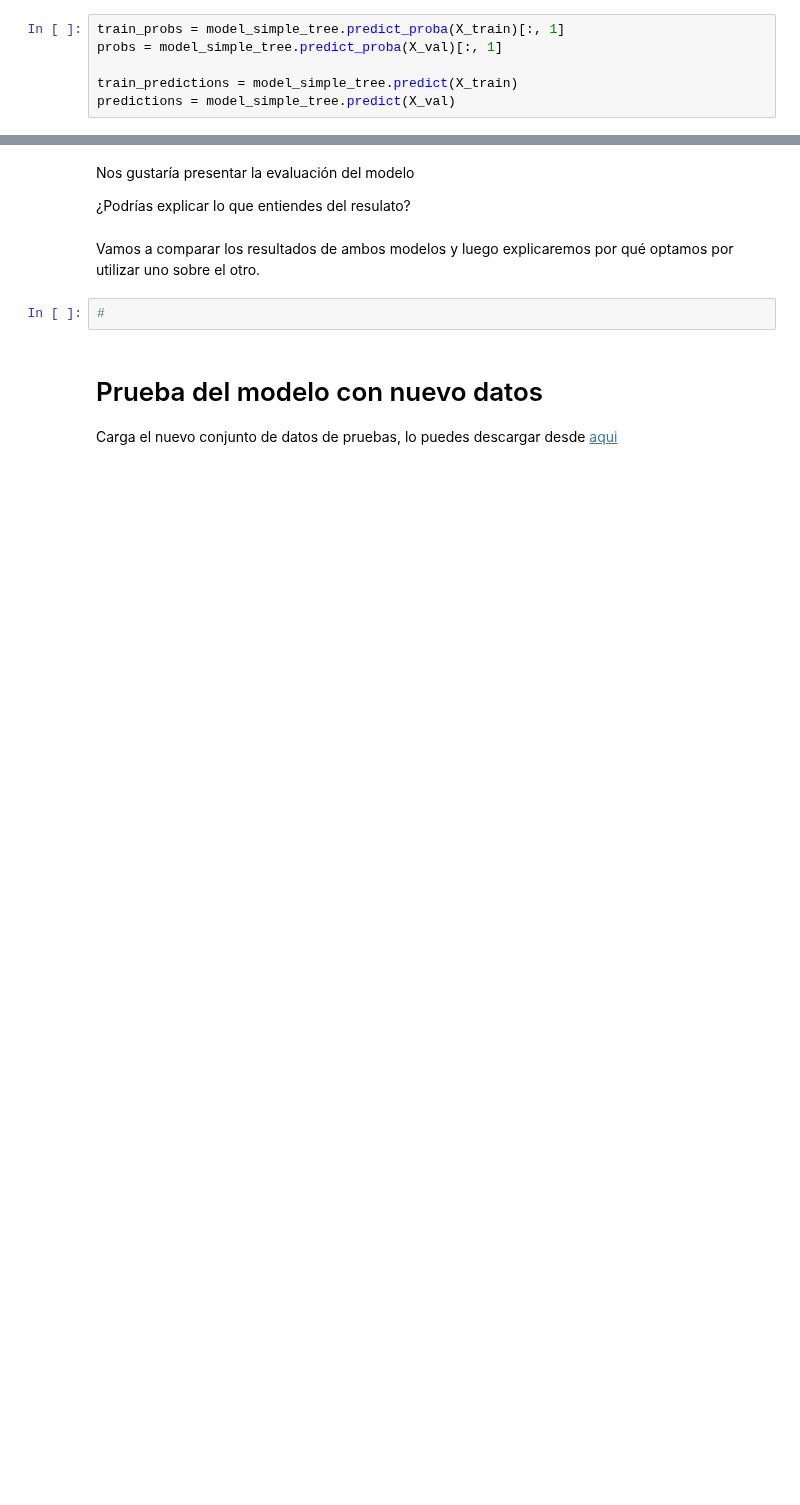
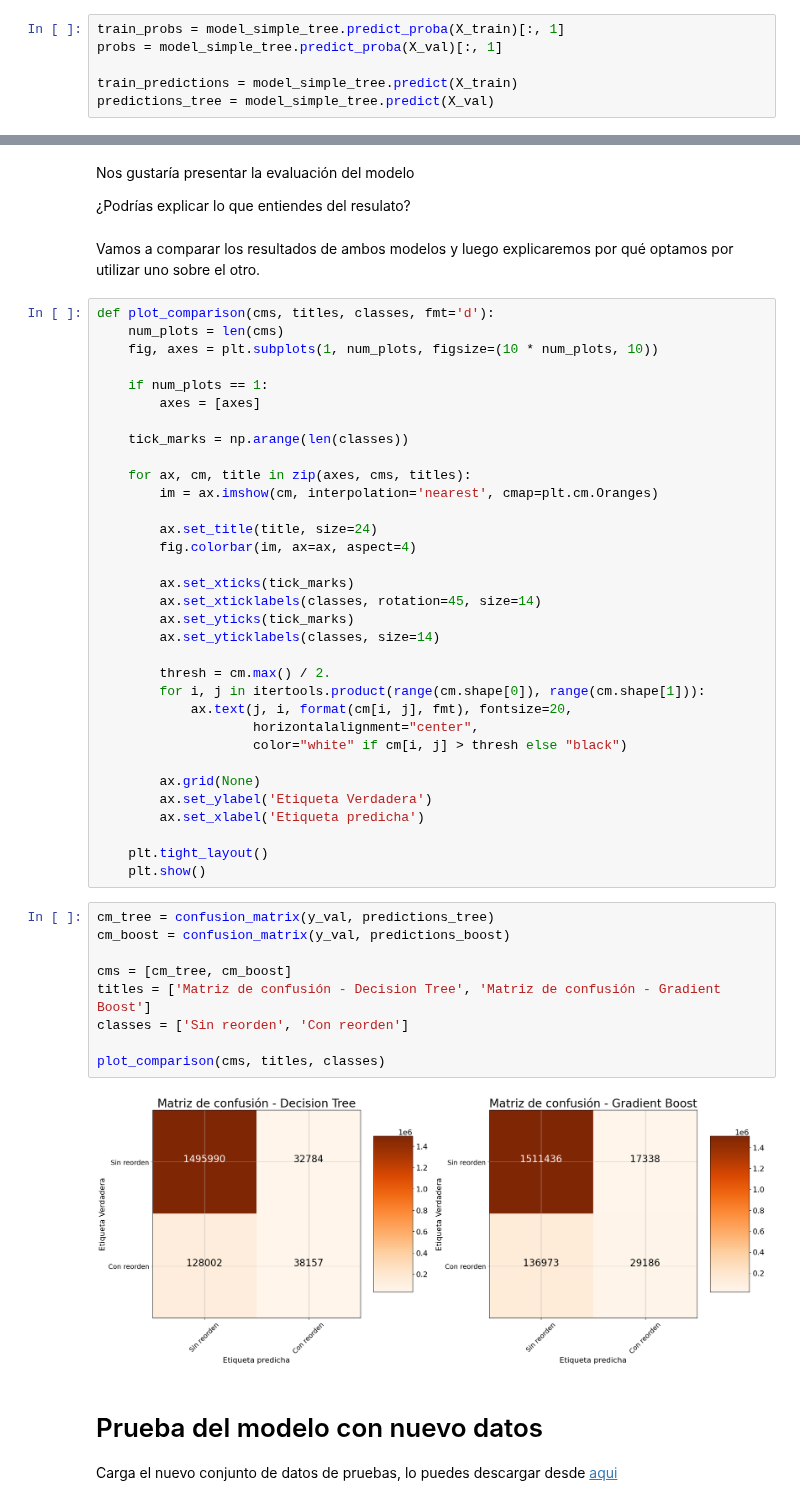
Before and after one commit to Xavi122323/Maestria-IA-Aplicada, a Jupyter notebook: Big Data Aplicada a los Negocios/Bedón, Bedón, Cobos, Ramos - Simulación Caso de Negocio_DT, RF & GB.ipynb, the cells around one changed output, grey strips where cells are left out. Saved outputs shown, nothing was run; the diff lists cells and outputs as text; blank space fills up the shorter version.

```diff
--- a/Big Data Aplicada a los Negocios/Bedón, Bedón, Cobos, Ramos - Simulación Caso de Negocio_DT, RF & GB.ipynb
+++ b/Big Data Aplicada a los Negocios/Bedón, Bedón, Cobos, Ramos - Simulación Caso de Negocio_DT, RF & GB.ipynb
@@ -173,7 +171,7 @@ train_probs = model_simple_tree.predict_proba(X_train)[:, 1]
 probs = model_simple_tree.predict_proba(X_val)[:, 1]
 
 train_predictions = model_simple_tree.predict(X_train)
-predictions = model_simple_tree.predict(X_val)
+predictions_tree = model_simple_tree.predict(X_val)
 # %% [markdown]
 Nos gustaría presentar la evaluación del modelo
 
@@ -286,8 +274,50 @@ Nos gustaría presentar la evaluación del modelo
 ¿Podrías explicar lo que entiendes del resulato?
 # %% [markdown]
 Vamos a comparar los resultados de ambos modelos y luego explicaremos por qué optamos por utilizar uno sobre el otro.
-# %%
-#
+# %%
+def plot_comparison(cms, titles, classes, fmt='d'):
+    num_plots = len(cms)
+    fig, axes = plt.subplots(1, num_plots, figsize=(10 * num_plots, 10))
+
+    if num_plots == 1:
+        axes = [axes]
+
+    tick_marks = np.arange(len(classes))
+
+    for ax, cm, title in zip(axes, cms, titles):
+        im = ax.imshow(cm, interpolation='nearest', cmap=plt.cm.Oranges)
+
+        ax.set_title(title, size=24)
+        fig.colorbar(im, ax=ax, aspect=4)
+
+        ax.set_xticks(tick_marks)
+        ax.set_xticklabels(classes, rotation=45, size=14)
+        ax.set_yticks(tick_marks)
+        ax.set_yticklabels(classes, size=14)
+
+        thresh = cm.max() / 2.
+        for i, j in itertools.product(range(cm.shape[0]), range(cm.shape[1])):
+            ax.text(j, i, format(cm[i, j], fmt), fontsize=20,
+                    horizontalalignment="center",
+                    color="white" if cm[i, j] > thresh else "black")
+
+        ax.grid(None)
+        ax.set_ylabel('Etiqueta Verdadera')
+        ax.set_xlabel('Etiqueta predicha')
+
+    plt.tight_layout()
+    plt.show()
+# %%
+cm_tree = confusion_matrix(y_val, predictions_tree)
+cm_boost = confusion_matrix(y_val, predictions_boost)
+
+cms = [cm_tree, cm_boost]
+titles = ['Matriz de confusión - Decision Tree', 'Matriz de confusión - Gradient Boost']
+classes = ['Sin reorden', 'Con reorden']
+
+plot_comparison(cms, titles, classes)
+# %% [output]
+[figure, added]
 # %% [markdown]
 <h1>Prueba del modelo con nuevo datos</h1>
 
```
Also changed, not shown: parts of 12 cells of this notebook.
